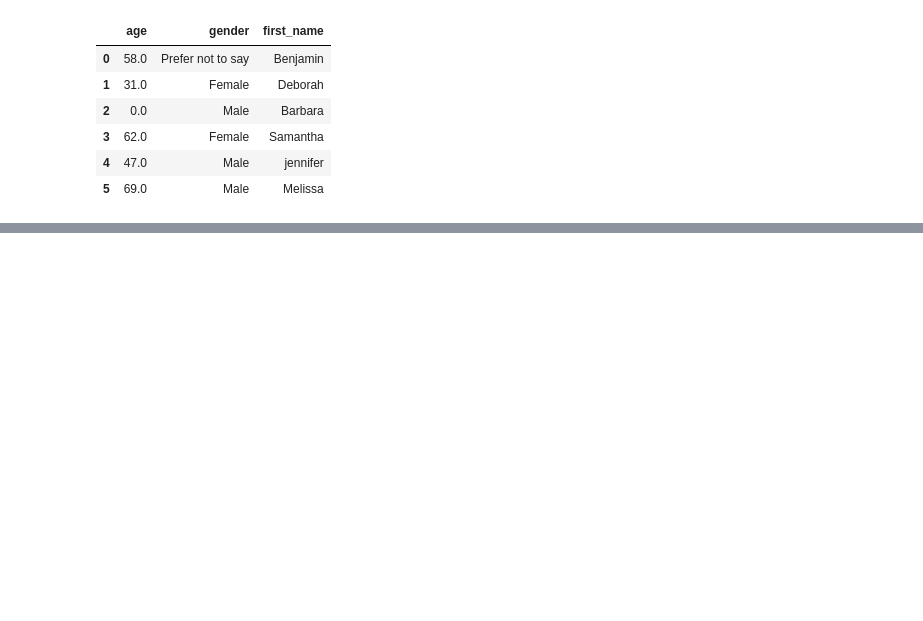
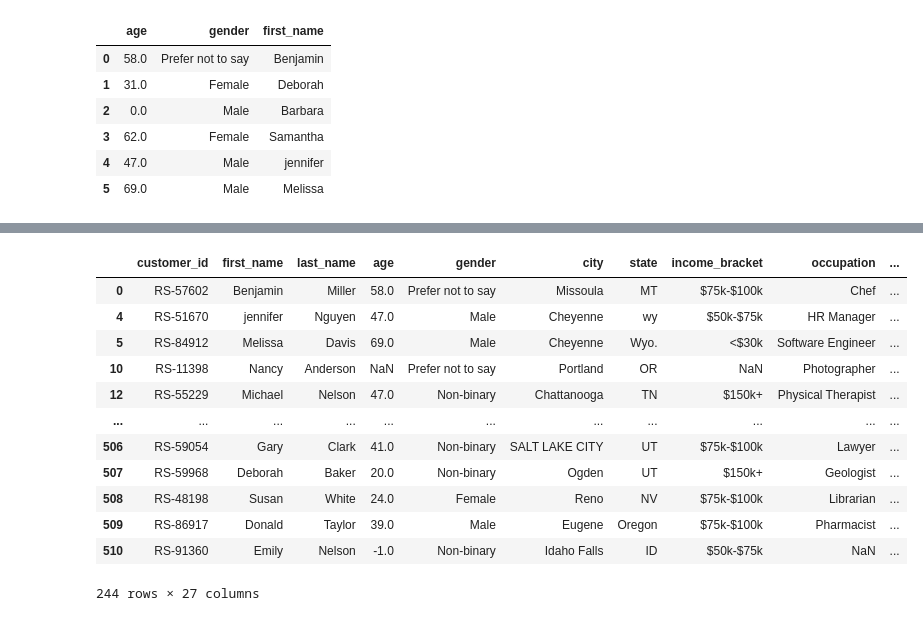
Before and after one commit to egarci000/LearningDataEngineering, a Jupyter notebook: LearningPandas/notebooks/ex1_using_customers_dataset.ipynb, the cells around one changed output, grey strips where cells are left out. Drawn from its saved outputs; the diff is of its cells as text; code cells hidden in the pictures; blank space fills up the shorter version.

```diff
--- a/LearningPandas/notebooks/ex1_using_customers_dataset.ipynb
+++ b/LearningPandas/notebooks/ex1_using_customers_dataset.ipynb
@@ -125,3 +125,6 @@ customers_dirty.loc[:5, ['age', 'gender', 'first_name']]
 | 3 | 62.0 | Female | Samantha |
 | 4 | 47.0 | Male | jennifer |
 | 5 | 69.0 | Male | Melissa |
+# %%
+# Setting a new index for the customers_dirty dataframe. Sets the index to be "customer_id"
+customers_dirty.set_index("customer_id")
@@ -127,0 +146,18 @@ customers_dirty.loc[:5, ['age', 'gender', 'first_name']]
+# %%
+# Get all customers who have spent equal or more than 1000 and have a purchase frequency of 5 or more each year
+# We can see from the returned data frame that there are 244 customers that fit this criteria
+customers_dirty.loc[(customers_dirty.total_spend_usd >= 1000) & (customers_dirty.purchase_frequency_per_year >= 5)]
+# %% [output]
+|  | customer_id | first_name | last_name | age | gender | city | state | income_bracket | occupation | ... |
+| 0 | RS-57602 | Benjamin | Miller | 58.0 | Prefer not to say | Missoula | MT | $75k-$100k | Chef | ... |
+| 4 | RS-51670 | jennifer | Nguyen | 47.0 | Male | Cheyenne | wy | $50k-$75k | HR Manager | ... |
+| 5 | RS-84912 | Melissa | Davis | 69.0 | Male | Cheyenne | Wyo. | <$30k | Software Engineer | ... |
+| 10 | RS-11398 | Nancy | Anderson | NaN | Prefer not to say | Portland | OR | NaN | Photographer | ... |
+| 12 | RS-55229 | Michael | Nelson | 47.0 | Non-binary | Chattanooga | TN | $150k+ | Physical Therapist | ... |
+| ... | ... | ... | ... | ... | ... | ... | ... | ... | ... | ... |
+| 506 | RS-59054 | Gary | Clark | 41.0 | Non-binary | SALT LAKE CITY | UT | $75k-$100k | Lawyer | ... |
+| 507 | RS-59968 | Deborah | Baker | 20.0 | Non-binary | Ogden | UT | $150k+ | Geologist | ... |
+| 508 | RS-48198 | Susan | White | 24.0 | Female | Reno | NV | $75k-$100k | Librarian | ... |
+| 509 | RS-86917 | Donald | Taylor | 39.0 | Male | Eugene | Oregon | $75k-$100k | Pharmacist | ... |
+| 510 | RS-91360 | Emily | Nelson | -1.0 | Non-binary | Idaho Falls | ID | $50k-$75k | NaN | ... |
+244 rows × 27 columns
```
Also changed, not shown: parts of 4 cells of this notebook, 1 other file.
